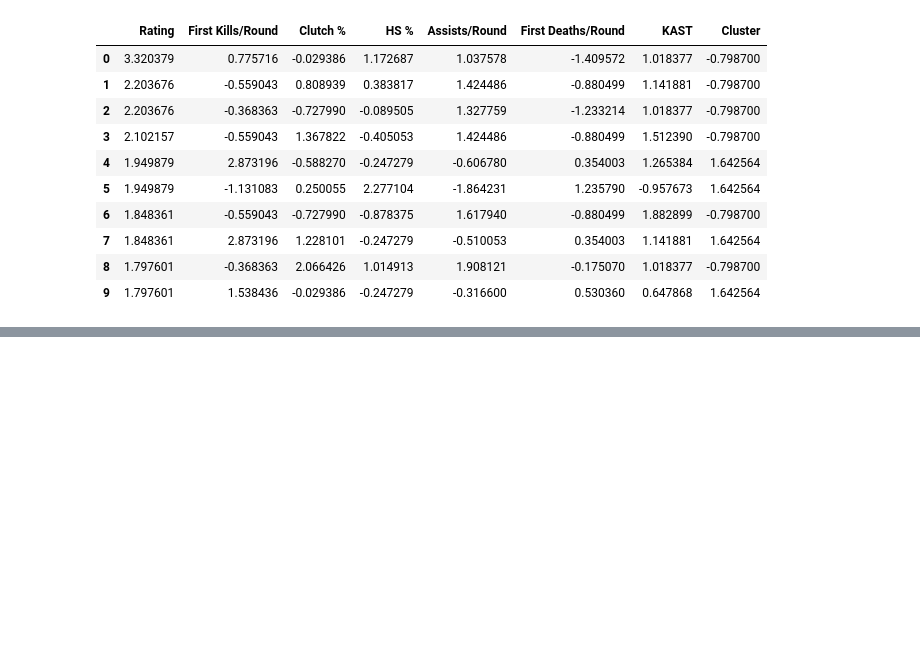
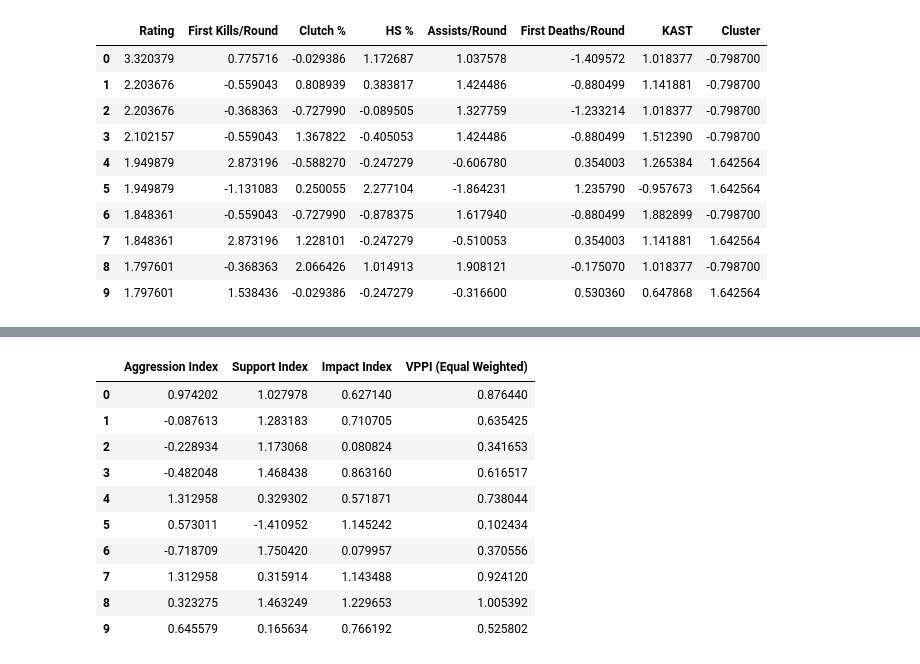
Before and after one commit to tiao1314/valorant-data, a Jupyter notebook: vppi_analysis.ipynb, the cells around one changed output, grey strips where cells are left out. Drawn from its saved outputs; the diff is of its cells as text; code cells hidden in the pictures; blank space fills up the shorter version.

Commit message:
Step 6 Weighting & Aggregation

```diff
--- a/vppi_analysis.ipynb
+++ b/vppi_analysis.ipynb
@@ -408,0 +436,38 @@ ad
+# %%
+from sklearn.preprocessing import StandardScaler
+
+# Standardize using Z-score
+scaler = StandardScaler()
+normalized_data = scaler.fit_transform(df_reduced)
+normalized_df = pd.DataFrame(normalized_data, columns=df_reduced.columns)
+# %%
+# Define sub-indices based on thematic groupings and PCA insights
+agg_vars = ['First Kills/Round', 'HS %']
+support_vars = ['Assists/Round', 'KAST']
+impact_vars = ['Clutch %', 'First Deaths/Round', 'Rating']
+
+# Create a copy to work with
+sub_index_df = normalized_df.copy()
+
+# Compute sub-indices (equal weighting)
+sub_index_df['Aggression Index'] = sub_index_df[agg_vars].mean(axis=1)
+sub_index_df['Support Index'] = sub_index_df[support_vars].mean(axis=1)
+sub_index_df['Impact Index'] = sub_index_df[impact_vars].mean(axis=1)
+
+# Final VPPI (equal weight across sub-indices)
+sub_index_df['VPPI (Equal Weighted)'] = sub_index_df[['Aggression Index', 'Support Index', 'Impact Index']].mean(axis=1)
+
+# Show results
+sub_index_df[['Aggression Index', 'Support Index', 'Impact Index', 'VPPI (Equal Weighted)']].head(10)
+# %% [output]
+|  | Aggression Index | Support Index | Impact Index | VPPI (Equal Weighted) |
+| 0 | 0.974202 | 1.027978 | 0.627140 | 0.876440 |
+| 1 | -0.087613 | 1.283183 | 0.710705 | 0.635425 |
+| 2 | -0.228934 | 1.173068 | 0.080824 | 0.341653 |
+| 3 | -0.482048 | 1.468438 | 0.863160 | 0.616517 |
+| 4 | 1.312958 | 0.329302 | 0.571871 | 0.738044 |
+| 5 | 0.573011 | -1.410952 | 1.145242 | 0.102434 |
+| 6 | -0.718709 | 1.750420 | 0.079957 | 0.370556 |
+| 7 | 1.312958 | 0.315914 | 1.143488 | 0.924120 |
+| 8 | 0.323275 | 1.463249 | 1.229653 | 1.005392 |
+| 9 | 0.645579 | 0.165634 | 0.766192 | 0.525802 |
```
Also changed, not shown: parts of 2 cells of this notebook.
